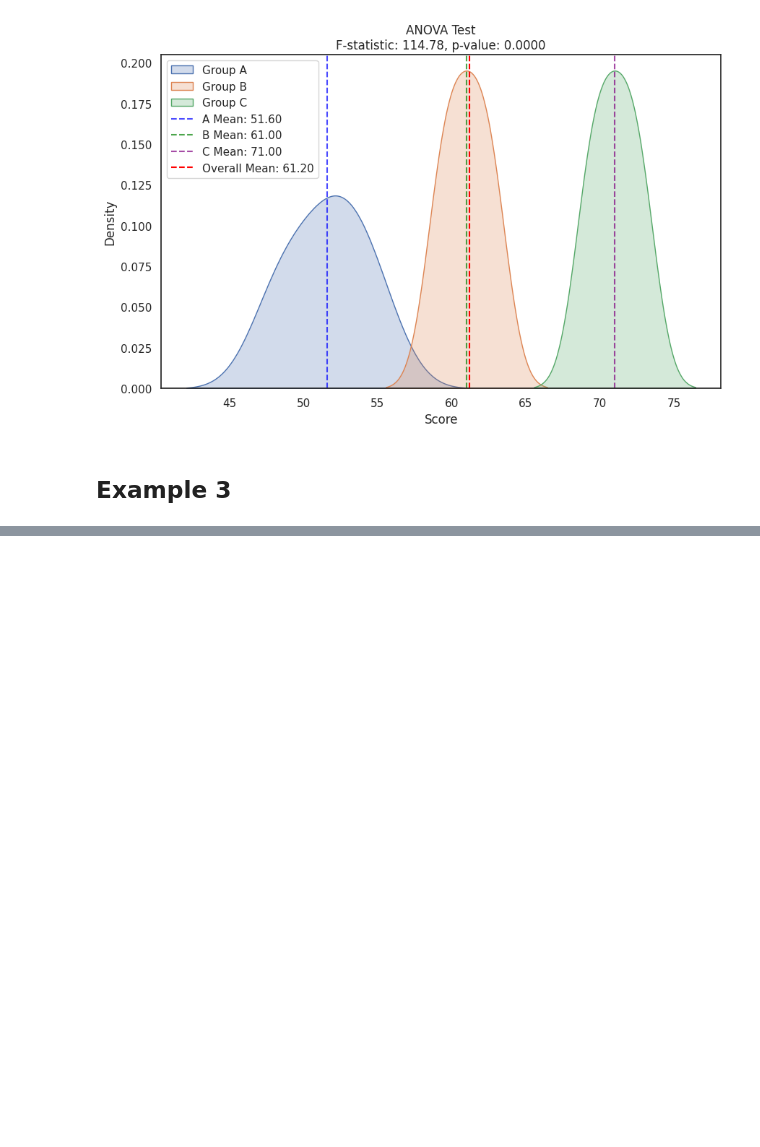
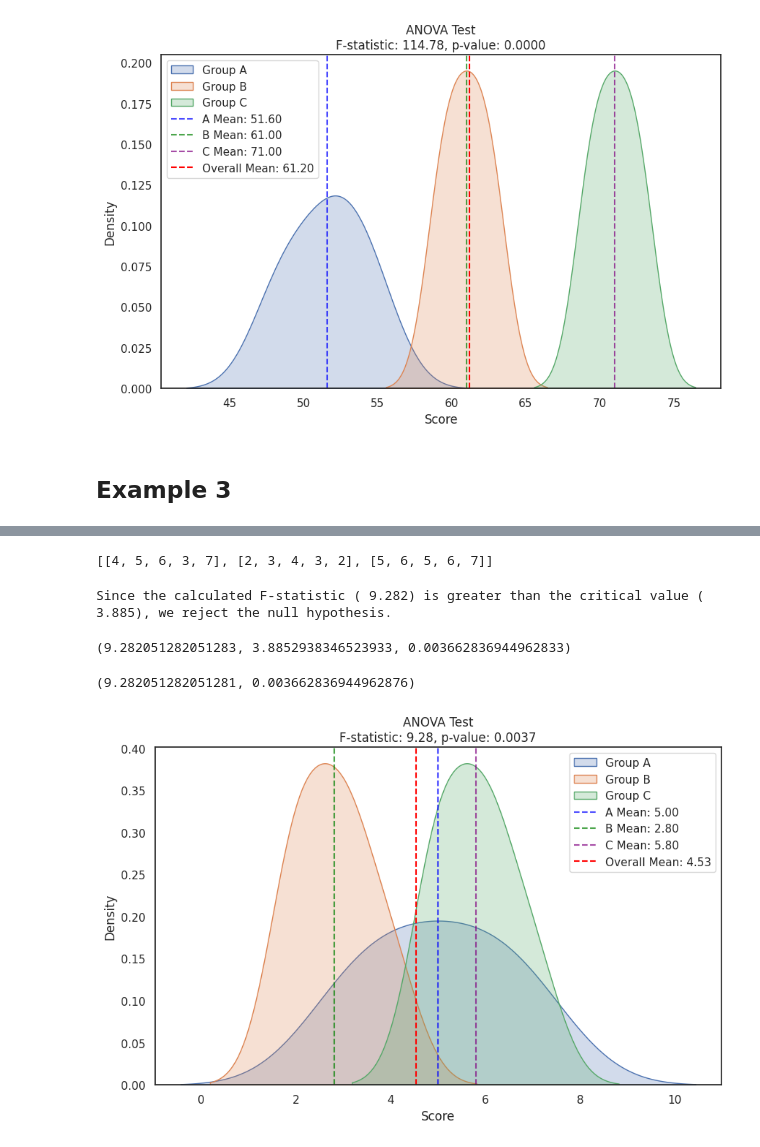
Before and after one commit to sauravkokane/Data-Science-Training, a Jupyter notebook: Anova_Testing.ipynb, the cells around one changed output, grey strips where cells are left out. Drawn from its saved outputs; the diff is of its cells as text; code cells hidden in the pictures; blank space fills up the shorter version.

```diff
--- a/Anova_Testing.ipynb
+++ b/Anova_Testing.ipynb
@@ -310,0 +383,21 @@ anova_test_vis(data, alpha)
+# %%
+data = [[4, 5, 6, 3, 7], [2, 3, 4, 3, 2], [5, 6, 5, 6, 7]]
+alpha = 0.05
+data
+# %% [output]
+[[4, 5, 6, 3, 7], [2, 3, 4, 3, 2], [5, 6, 5, 6, 7]]
+# %%
+anova_test(data, alpha)
+# %% [output]
+Since the calculated F-statistic ( 9.282) is greater than the critical value ( 3.885), we reject the null hypothesis.
+(9.282051282051283, 3.8852938346523933, 0.003662836944962833)
+# %%
+# Check
+f_val, p_val = stats.f_oneway(*data)
+f_val, p_val
+# %% [output]
+(9.282051282051281, 0.003662836944962876)
+# %%
+anova_test_vis(data, alpha)
+# %% [output]
+[figure, added]
```
Also changed, not shown: parts of 9 cells of this notebook.
